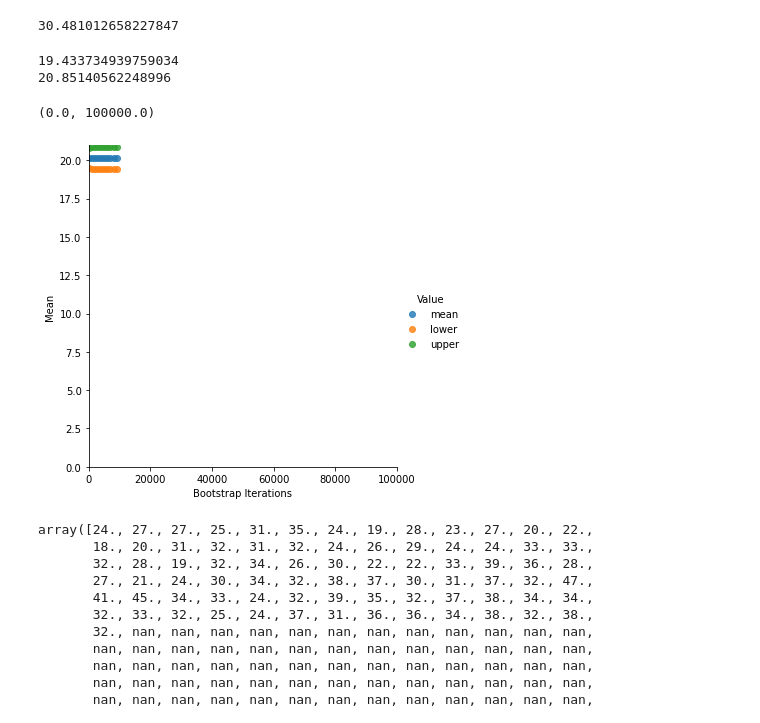
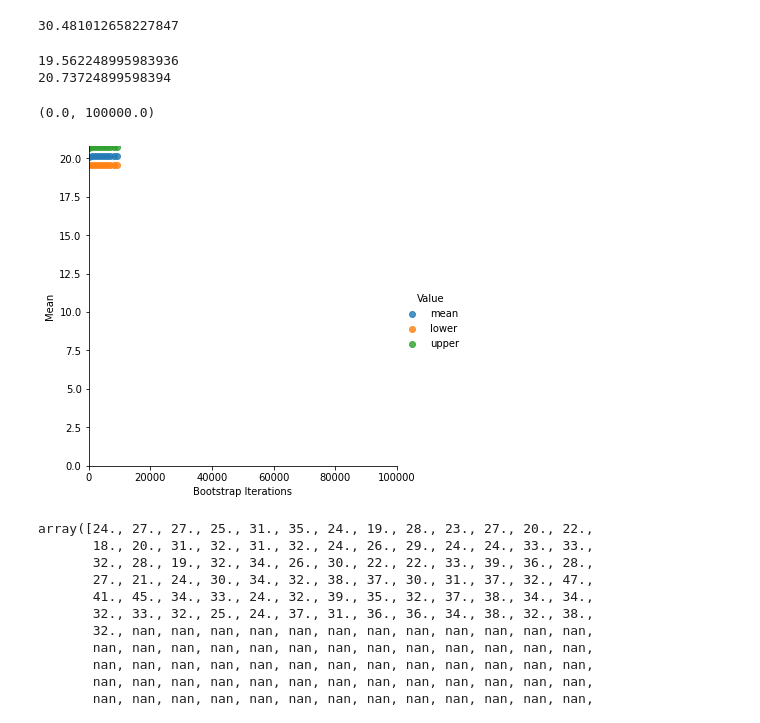
Before and after one commit to PreethamThinagaraj/CE888, a Jupyter notebook: Lab_2/bootstrap.ipynb, the cells around one changed output. Saved outputs shown, nothing was run; the diff lists cells and outputs as text; code cells hidden in the pictures.

```diff
--- a/Lab_2/bootstrap.ipynb
+++ b/Lab_2/bootstrap.ipynb
@@ -76,7 +76,7 @@ def bootstrap_mean_ci(x, sample_size, n_bootstraps, ci):
 # %%
 boots = []
 for i in range(100, 10000, 1000):
-    boot = bootstrap_mean_ci(data, data.shape[0], i, 80)
+    boot = bootstrap_mean_ci(data, data.shape[0], i, 95)
     boots.append([i, boot[0], "mean"])
     boots.append([i, boot[1], "lower"])
     boots.append([i, boot[2], "upper"])
@@ -193,23 +193,23 @@ np.mean(df_v['New Fleet'])
 # %%
 # Calling bootstrap function and plotting the results
 boots = []
 for i in range(100, 10000, 1000):
-    boot = bootstrap_mean_ci(df_v['Current fleet'], df_v['Current fleet'].shape[0], i,92)
+    boot = bootstrap_mean_ci(df_v['Current fleet'], df_v['Current fleet'].shape[0], i,85)
     boots.append([i, boot[0], "mean"])
     boots.append([i, boot[1], "lower"])
     boots.append([i, boot[2], "upper"])
 print(boot[1])
 print(boot[2])
 df_boot = pd.DataFrame(boots, columns=['Bootstrap Iterations', 'Mean', "Value"])
 sns_plot = sns.lmplot(df_boot.columns[0], df_boot.columns[1], data=df_boot, fit_reg=False, hue="Value")
 
 sns_plot.axes[0, 0].set_ylim(0,)
 sns_plot.axes[0, 0].set_xlim(0, 100000)
 # %% [output]
-19.433734939759034
-20.85140562248996
+19.562248995983936
+20.73724899598394
 (0.0, 100000.0)
-[figure, old version]
+[figure, new version]
 # %%
 data_v = df_v['New Fleet'].values
 # %%
```
Also changed, not shown: parts of 11 cells of this notebook.
